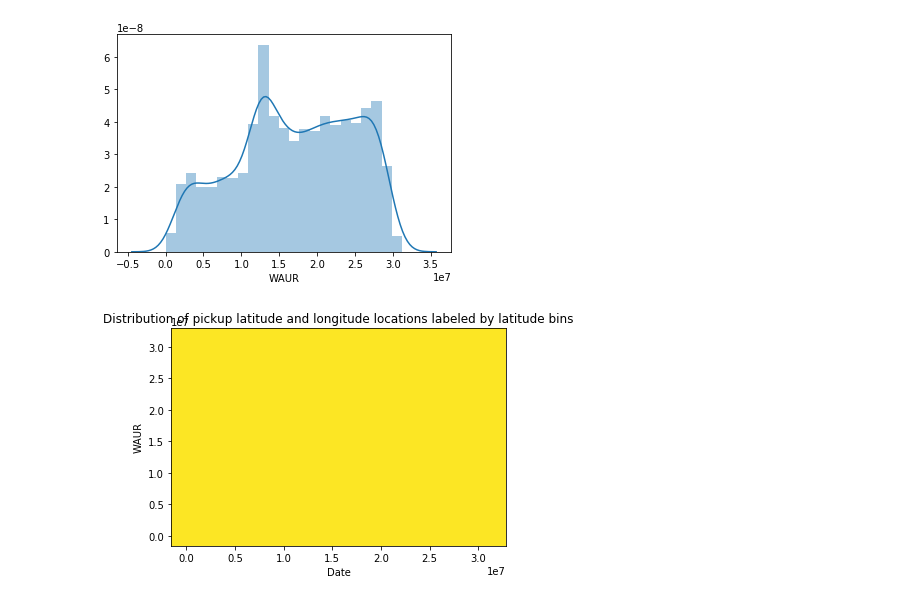
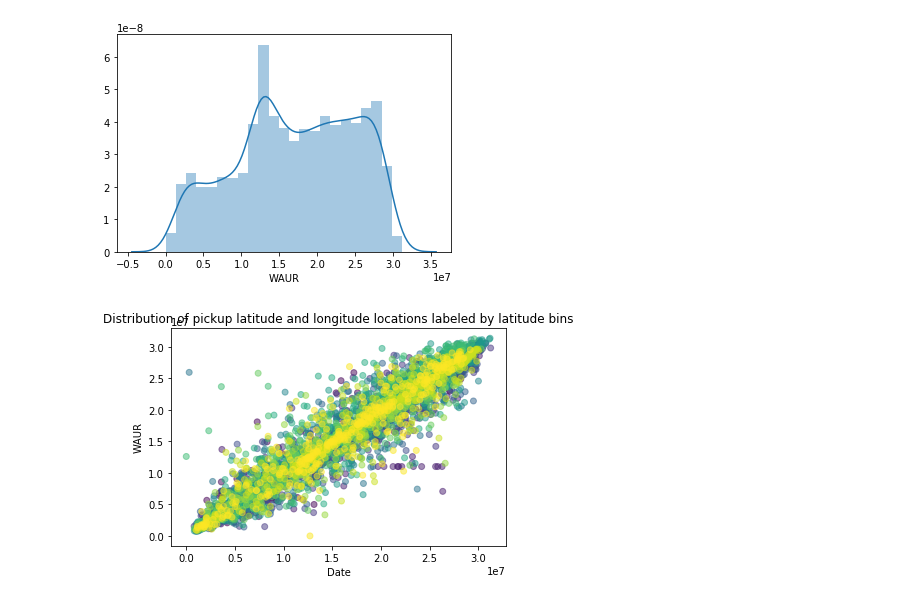
Before and after one commit to arunehealth/weather_project, a Jupyter notebook: W_Train.ipynb, the cells around one changed output. Drawn from its saved outputs; the diff is of its cells as text; code cells hidden in the pictures.

```diff
--- a/W_Train.ipynb
+++ b/W_Train.ipynb
@@ -102,10 +102,10 @@ sns.distplot(df_datemean['WAUR'])
 <matplotlib.axes._subplots.AxesSubplot at 0x...>
 [figure]
 # %%
-plt.scatter(df["WAUR"], df["ACME"], df["ALTU"], c=df["Date"] ,alpha=0.5)
+plt.scatter(df["WAUR"], df["ACME"], c=df["Date"] ,alpha=0.5)
 plt.title("Distribution of pickup latitude and longitude locations labeled by latitude bins")
 plt.xlabel("Date")
 plt.ylabel("WAUR")
 plt.show()
 # %% [output]
-[figure, old version]
+[figure, new version]
```
